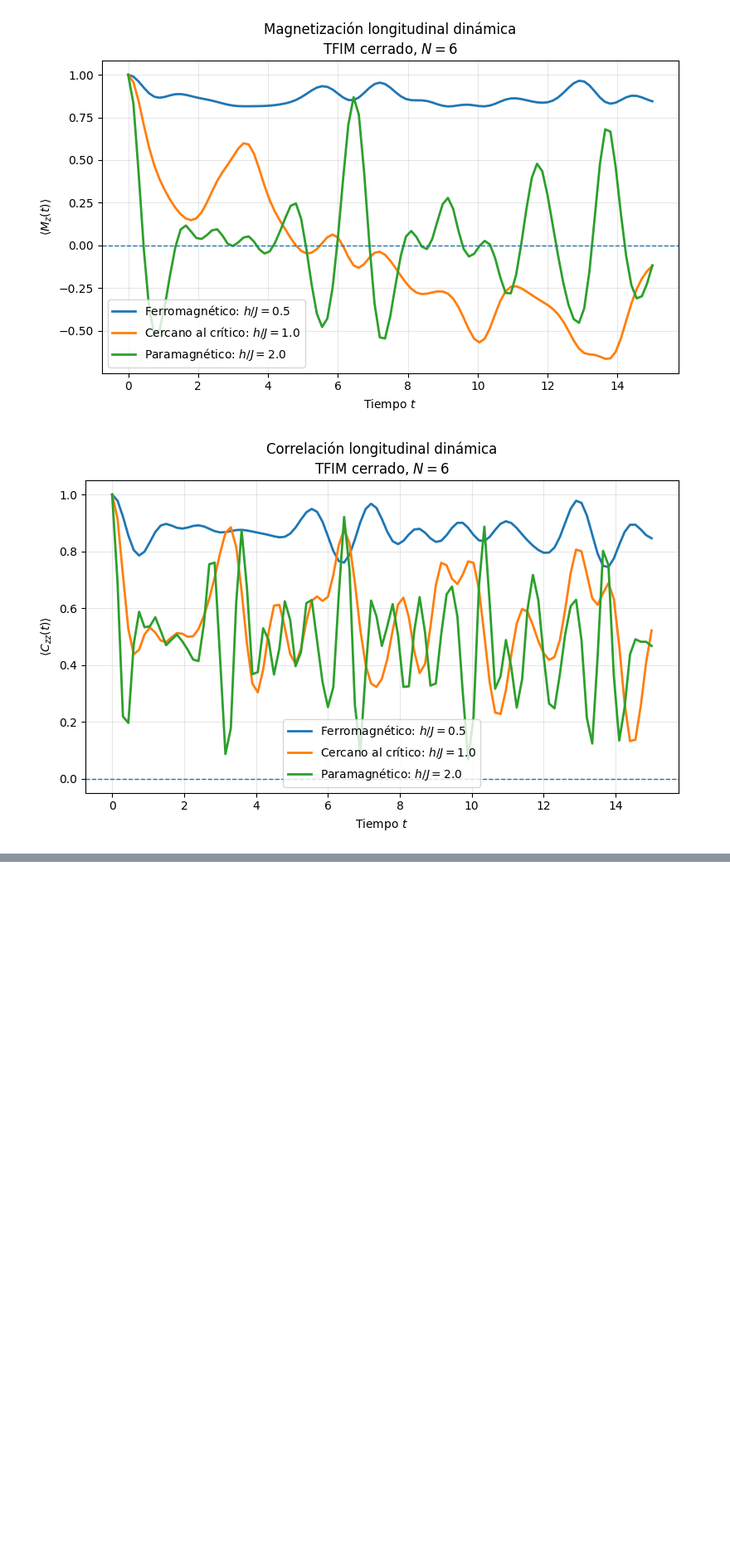
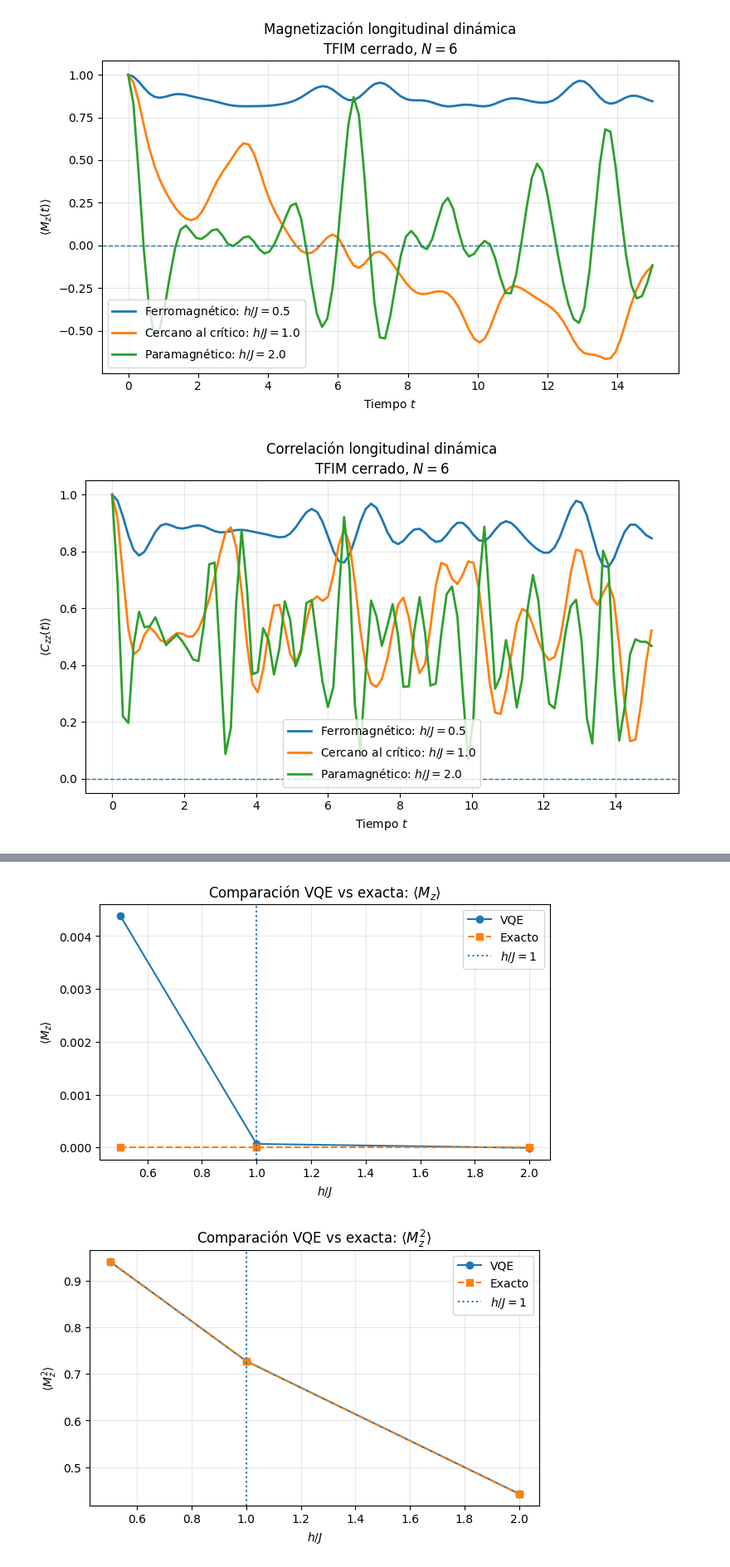
Before and after one commit to BenSanHer/Quantathon-Notebooks-Teoricos, a Jupyter notebook: Implementación reto 1/Implementacion del sistema.ipynb, the cells around one changed output, grey strips where cells are left out. Shown at 83% size. Cells and saved outputs as stored; diff of their text form; code cells hidden in the pictures; blank space fills up the shorter version.

```diff
--- a/Implementación reto 1/Implementacion del sistema.ipynb
+++ b/Implementación reto 1/Implementacion del sistema.ipynb
@@ -456,0 +1222,14 @@ plt.show()
+# %%
+tabla, estados = comparar_vqe_tfim(
+    n_qubits=4,
+    J=1.0,
+    valores_h=(0.5, 1.0, 2.0),
+    n_layers=3,
+    learning_rate=0.03,
+    max_steps=800,
+    seeds=(3, 7, 11, 19, 42),
+)
+
+display(
+    tabla.round(6)
+)
@@ -456,0 +1262,64 @@ plt.show()
+# %%
+def graficar_observables_vqe(
+    tabla: pd.DataFrame,
+):
+    comparaciones = [
+        (
+            "Mz_VQE",
+            "Mz_exacto",
+            r"$\langle M_z \rangle$",
+        ),
+        (
+            "Mz2_VQE",
+            "Mz2_exacto",
+            r"$\langle M_z^2 \rangle$",
+        ),
+        (
+            "Mx_VQE",
+            "Mx_exacto",
+            r"$\langle M_x \rangle$",
+        ),
+        (
+            "Czz_VQE",
+            "Czz_exacto",
+            r"$C_{ZZ}$",
+        ),
+    ]
+
+    for columna_vqe, columna_exacta, ylabel in comparaciones:
+
+        plt.figure(figsize=(7, 4))
+
+        plt.plot(
+            tabla["h/J"],
+            tabla[columna_vqe],
+            marker="o",
+            label="VQE",
+        )
+
+        plt.plot(
+            tabla["h/J"],
+            tabla[columna_exacta],
+            marker="s",
+            linestyle="--",
+            label="Exacto",
+        )
+
+        plt.axvline(
+            1.0,
+            linestyle=":",
+            label=r"$h/J=1$",
+        )
+
+        plt.xlabel(r"$h/J$")
+        plt.ylabel(ylabel)
+        plt.title(f"Comparación VQE vs exacta: {ylabel}")
+        plt.grid(alpha=0.3)
+        plt.legend()
+        plt.show()
+
+
+graficar_observables_vqe(tabla)
+# %% [output]
+[figure, added]
+[figure, added]
```
Also changed, not shown: parts of 23 cells of this notebook, 2 other files.
